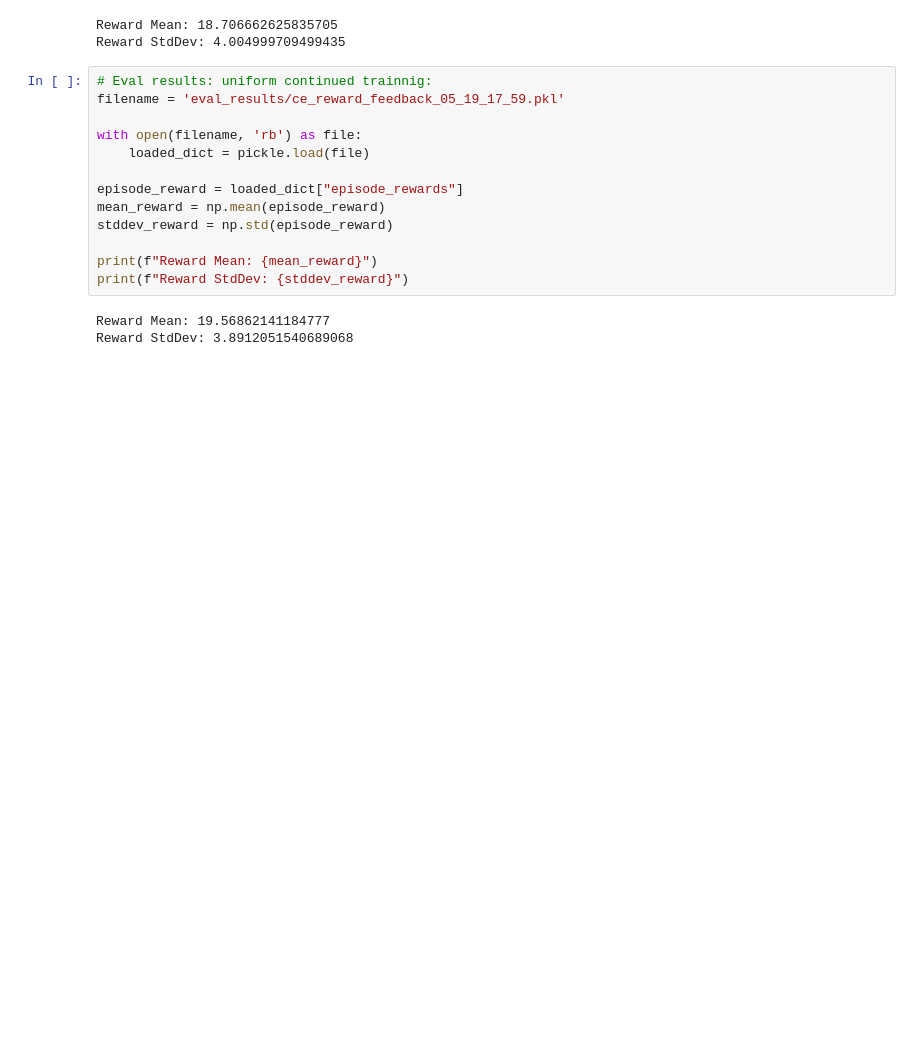
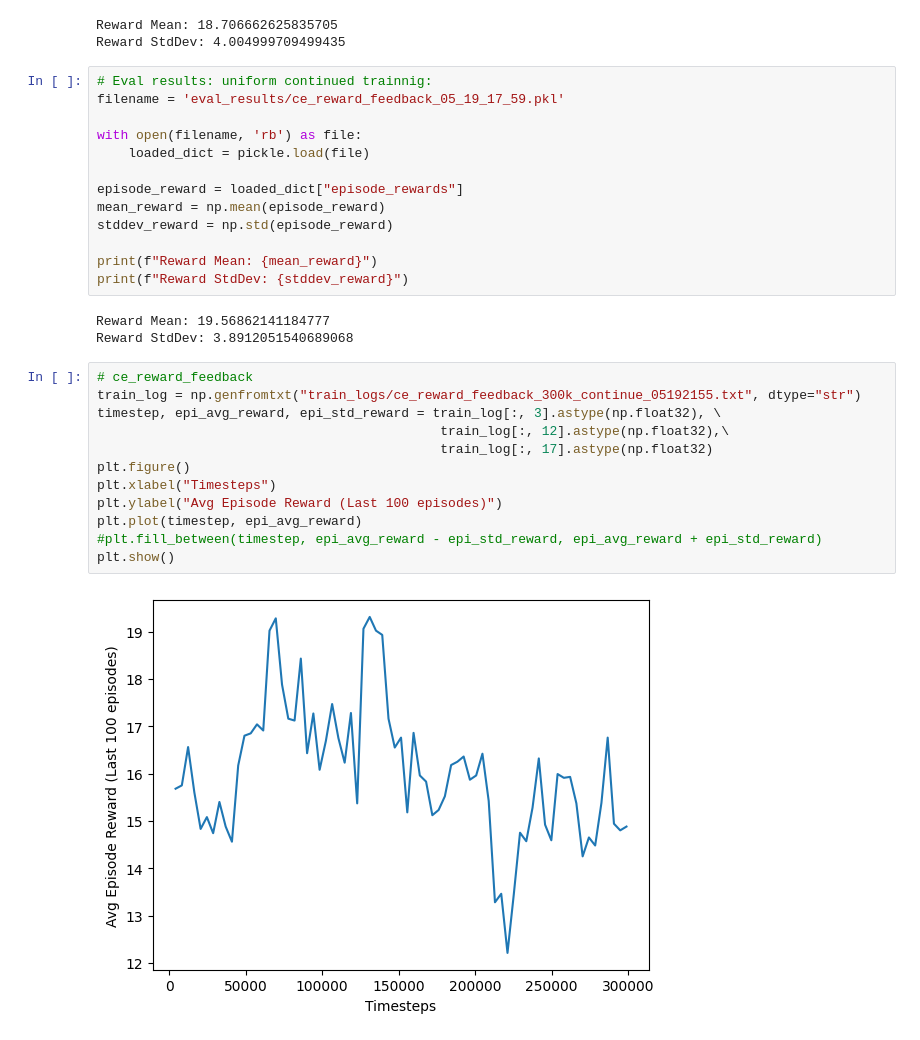
Before and after one commit to Kai-X-Org/ScenicAVTraining, a Jupyter notebook: src/scenic/simulators/metadrive/training_analysis.ipynb, the cells around one changed output. Saved outputs shown, nothing was run; the diff lists cells and outputs as text; blank space fills up the shorter version.

Commit message:
processed logs and graphed performance

```diff
--- a/src/scenic/simulators/metadrive/training_analysis.ipynb
+++ b/src/scenic/simulators/metadrive/training_analysis.ipynb
@@ -68,3 +68,17 @@ print(f"Reward StdDev: {stddev_reward}")
 # %% [output]
 Reward Mean: 19.56862141184777
 Reward StdDev: 3.8912051540689068
+# %%
+# ce_reward_feedback
+train_log = np.genfromtxt("train_logs/ce_reward_feedback_300k_continue_05192155.txt", dtype="str")
+timestep, epi_avg_reward, epi_std_reward = train_log[:, 3].astype(np.float32), \
+                                            train_log[:, 12].astype(np.float32),\
+                                            train_log[:, 17].astype(np.float32)
+plt.figure()
+plt.xlabel("Timesteps")
+plt.ylabel("Avg Episode Reward (Last 100 episodes)")
+plt.plot(timestep, epi_avg_reward)
+#plt.fill_between(timestep, epi_avg_reward - epi_std_reward, epi_avg_reward + epi_std_reward)
+plt.show()
+# %% [output]
+[figure, added]
```
Also changed, not shown: 1 other file.
